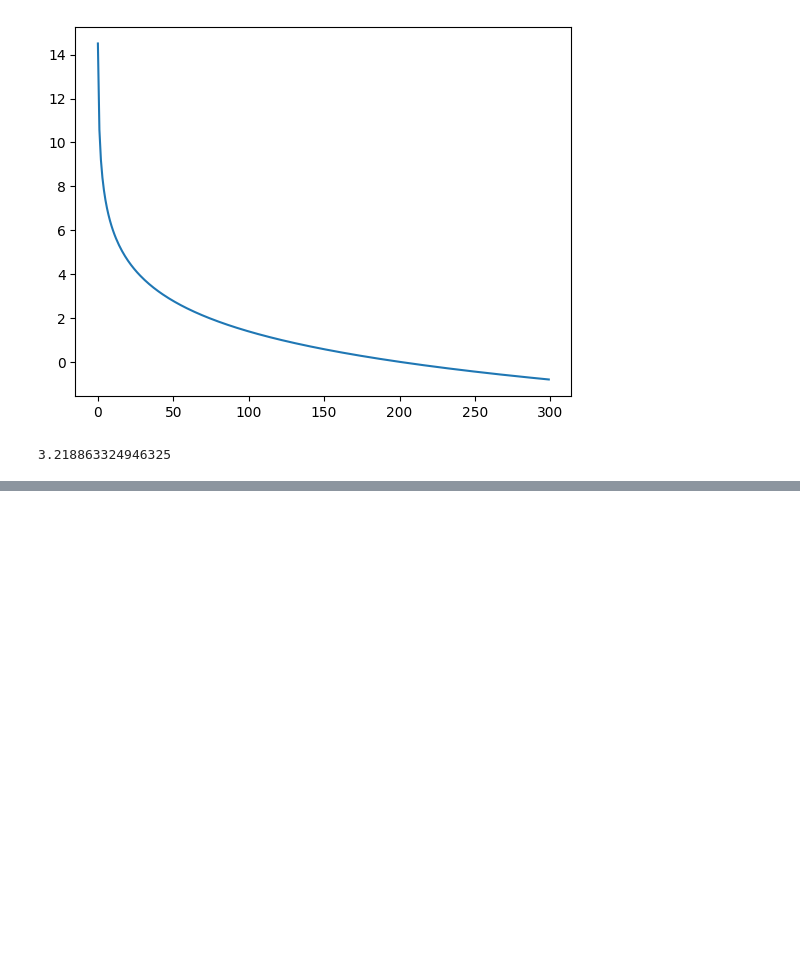
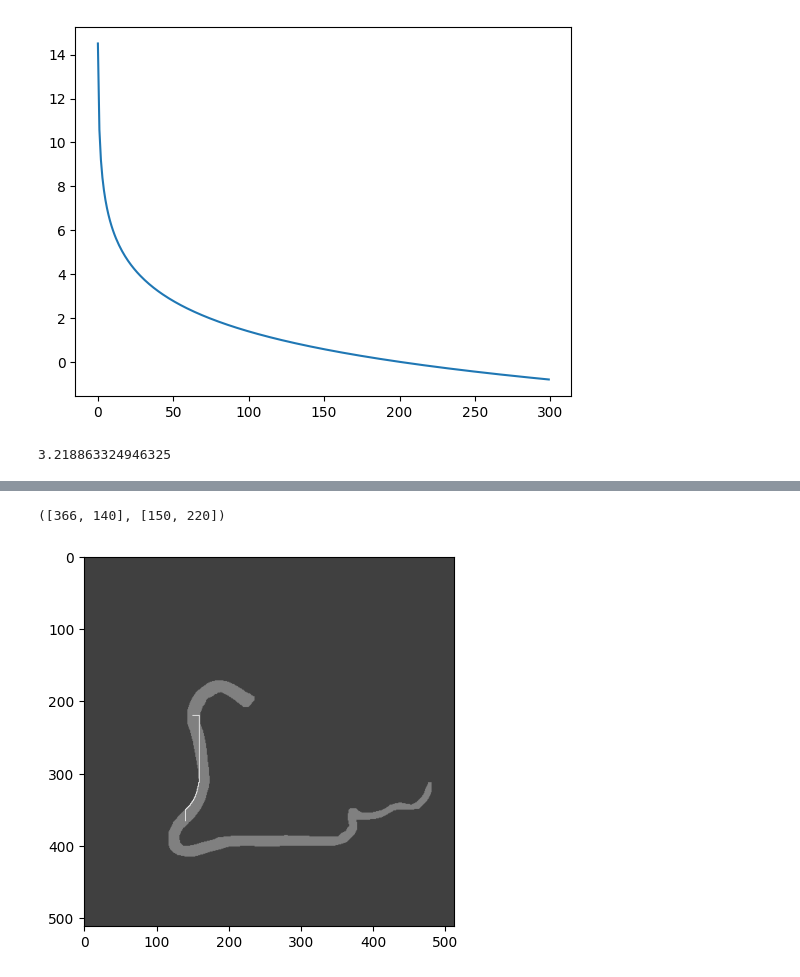
Before and after one commit to umeiko/guide-sim, a Jupyter notebook: starter.ipynb, the cells around one changed output, grey strips where cells are left out. Saved outputs shown, nothing was run; the diff lists cells and outputs as text; code cells hidden in the pictures; blank space fills up the shorter version.

```diff
--- a/starter.ipynb
+++ b/starter.ipynb
@@ -281,0 +357,8 @@ merged_formula(40)
+# %%
+plt.imshow(env._mask_surf_np, cmap='gray', alpha=0.5)
+plt.imshow(env.a_star_path_np, cmap='gray', alpha=0.5)
+
+env.get_now_tip_pos(), env.metadata.target_pos
+# %% [output]
+([366, 140], [150, 220])
+[figure, added]
```
Also changed, not shown: parts of 11 cells of this notebook, 3 other files.
